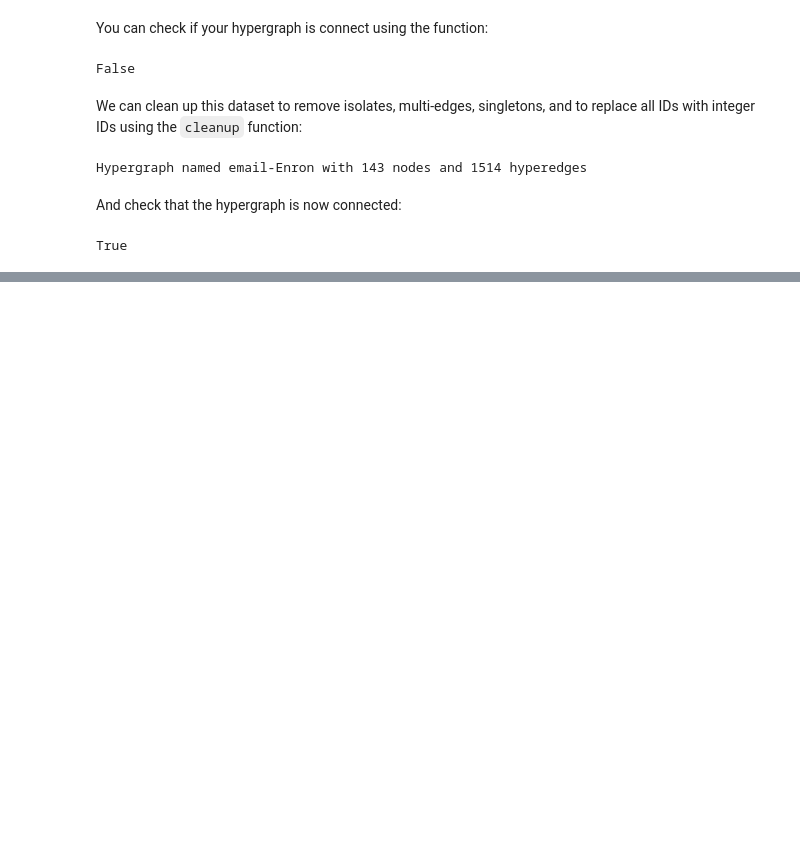
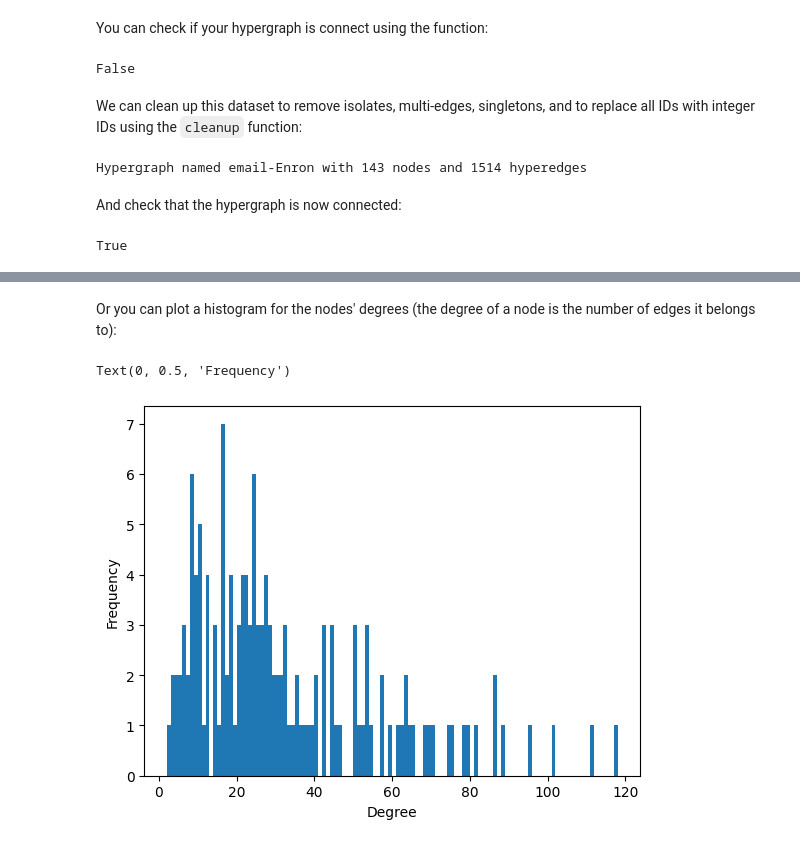
Before and after one commit to xgi-org/xgi, a Jupyter notebook: tutorials/XGI in 15 minutes.ipynb, the cells around one changed output, grey strips where cells are left out. Drawn from its saved outputs; the diff is of its cells as text; code cells hidden in the pictures; blank space fills up the shorter version.

```diff
--- a/tutorials/XGI in 15 minutes.ipynb
+++ b/tutorials/XGI in 15 minutes.ipynb
@@ -96,0 +117,11 @@ xgi.draw(
+# %% [markdown]
+Or you can plot a histogram for the nodes' degrees (the degree of a node is the number of edges it belongs to):
+# %%
+list_of_nodes_degrees = H_enron_cleaned.nodes.degree.aslist()
+ax = plt.subplot(111)
+ax.hist(list_of_nodes_degrees, bins=range(min(list_of_nodes_degrees), max(list_of_nodes_degrees) + 1, 1))
+ax.set_xlabel('Degree')
+ax.set_ylabel('Frequency')
+# %% [output]
+Text(0, 0.5, 'Frequency')
+[figure, added]
```
Also changed, not shown: parts of 18 cells of this notebook.
